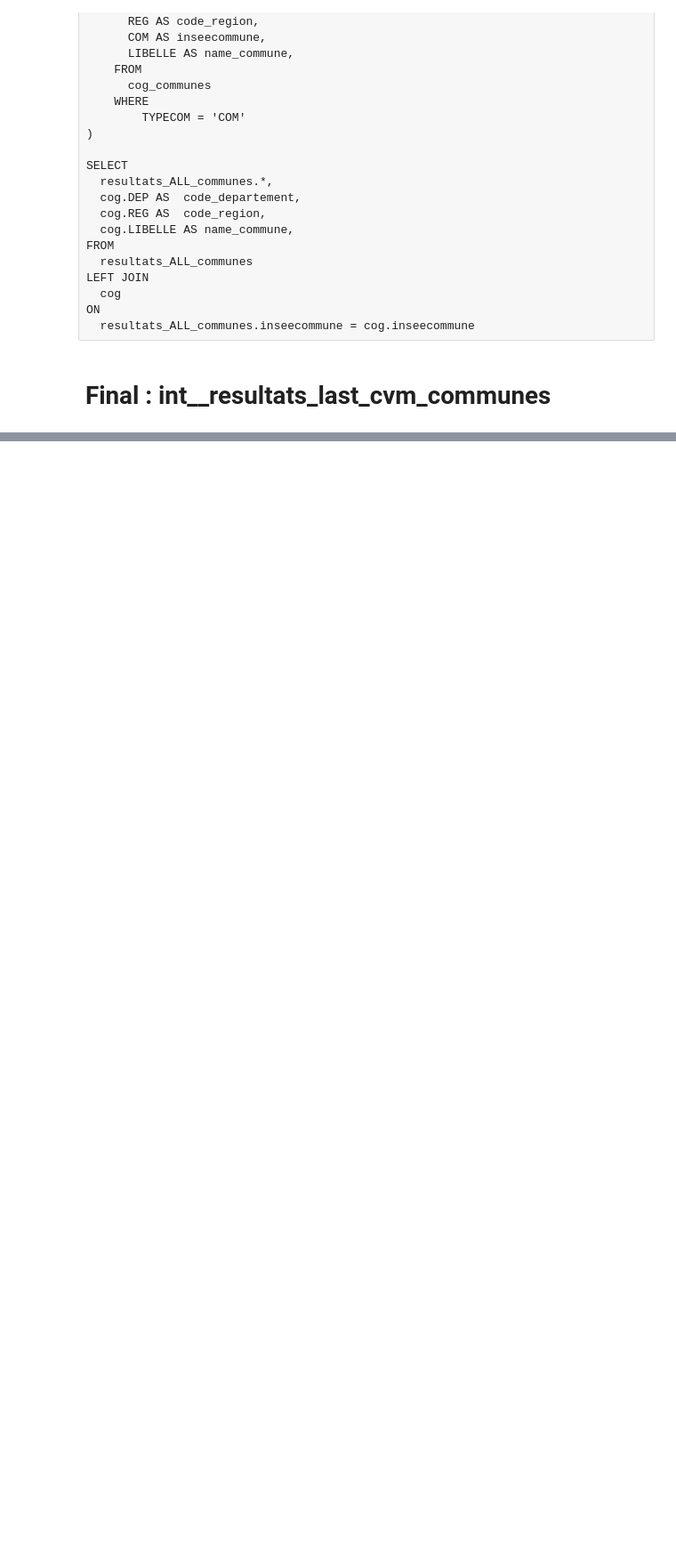
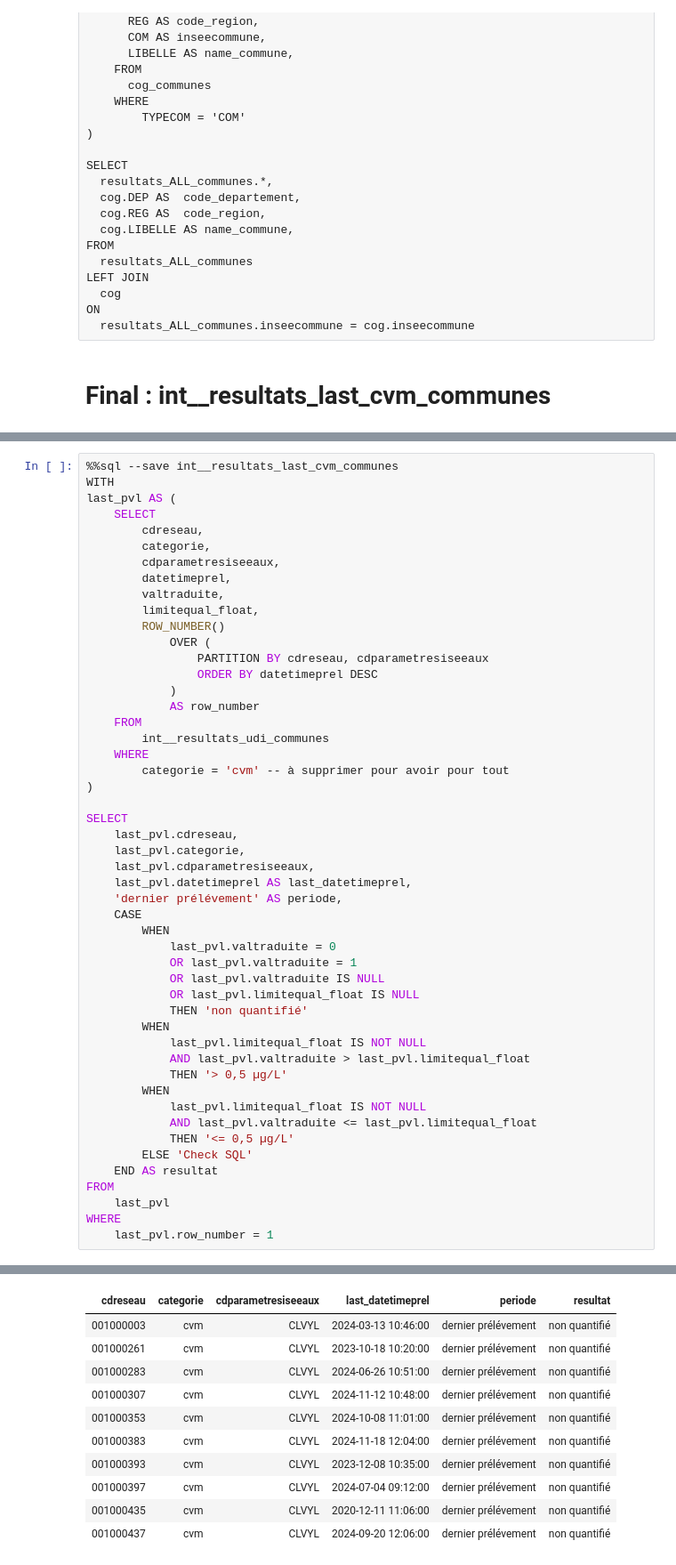
Before and after one commit to dataforgoodfr/13_pollution_eau, a Jupyter notebook: analytics/notebooks/cvm_calcul_conformite_par_commune_LastPvl.ipynb, the cells around one changed output, grey strips where cells are left out. Shown at 89% size. Drawn from its saved outputs; the diff is of its cells as text; blank space fills up the shorter version.

Commit message:
feat: update notebook to check

```diff
--- a/analytics/notebooks/cvm_calcul_conformite_par_commune_LastPvl.ipynb
+++ b/analytics/notebooks/cvm_calcul_conformite_par_commune_LastPvl.ipynb
@@ -266,0 +177,51 @@ Truncated to displaylimit of 10.
+# %%
+%%sql --save int__resultats_last_cvm_communes
+WITH
+last_pvl AS (
+    SELECT
+        cdreseau,
+        categorie,
+        cdparametresiseeaux,
+        datetimeprel,
+        valtraduite,
+        limitequal_float,
+        ROW_NUMBER()
+            OVER (
+                PARTITION BY cdreseau, cdparametresiseeaux
+                ORDER BY datetimeprel DESC
+            )
+            AS row_number
+    FROM
+        int__resultats_udi_communes
+    WHERE
+        categorie = 'cvm' -- à supprimer pour avoir pour tout
+)
+
+SELECT
+    last_pvl.cdreseau,
+    last_pvl.categorie,
+    last_pvl.cdparametresiseeaux,
+    last_pvl.datetimeprel AS last_datetimeprel,
+    'dernier prélévement' AS periode,
+    CASE
+        WHEN
+            last_pvl.valtraduite = 0
+            OR last_pvl.valtraduite = 1
+            OR last_pvl.valtraduite IS NULL
+            OR last_pvl.limitequal_float IS NULL
+            THEN 'non quantifié'
+        WHEN
+            last_pvl.limitequal_float IS NOT NULL
+            AND last_pvl.valtraduite > last_pvl.limitequal_float
+            THEN '> 0,5 µg/L'
+        WHEN
+            last_pvl.limitequal_float IS NOT NULL
+            AND last_pvl.valtraduite <= last_pvl.limitequal_float
+            THEN '<= 0,5 µg/L'
+        ELSE 'Check SQL'
+    END AS resultat
+FROM
+    last_pvl
+WHERE
+    last_pvl.row_number = 1
+# %% [output]
@@ -266,0 +229,11 @@ Truncated to displaylimit of 10.
+| cdreseau | categorie | cdparametresiseeaux | last_datetimeprel | periode | resultat |
+| 001000003 | cvm | CLVYL | 2024-03-13 10:46:00 | dernier prélévement | non quantifié |
+| 001000261 | cvm | CLVYL | 2023-10-18 10:20:00 | dernier prélévement | non quantifié |
+| 001000283 | cvm | CLVYL | 2024-06-26 10:51:00 | dernier prélévement | non quantifié |
+| 001000307 | cvm | CLVYL | 2024-11-12 10:48:00 | dernier prélévement | non quantifié |
+| 001000353 | cvm | CLVYL | 2024-10-08 11:01:00 | dernier prélévement | non quantifié |
+| 001000383 | cvm | CLVYL | 2024-11-18 12:04:00 | dernier prélévement | non quantifié |
+| 001000393 | cvm | CLVYL | 2023-12-08 10:35:00 | dernier prélévement | non quantifié |
+| 001000397 | cvm | CLVYL | 2024-07-04 09:12:00 | dernier prélévement | non quantifié |
+| 001000435 | cvm | CLVYL | 2020-12-11 11:06:00 | dernier prélévement | non quantifié |
+| 001000437 | cvm | CLVYL | 2024-09-20 12:06:00 | dernier prélévement | non quantifié |
```
Also changed, not shown: parts of 7 cells of this notebook, 3 other files.
